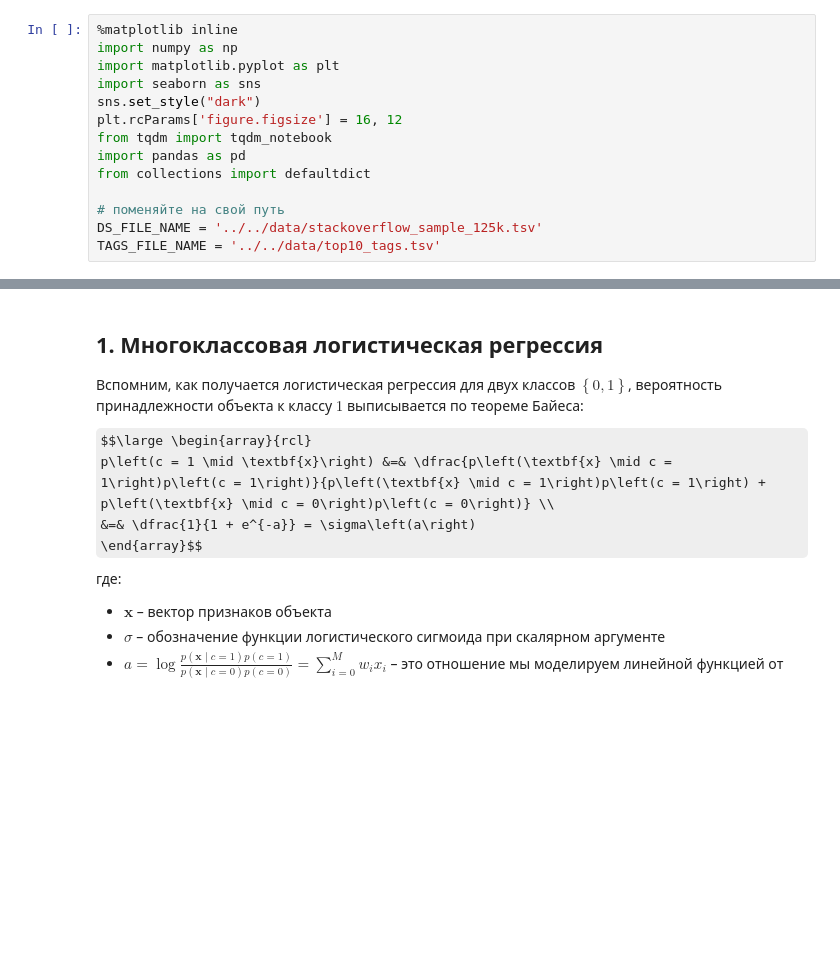
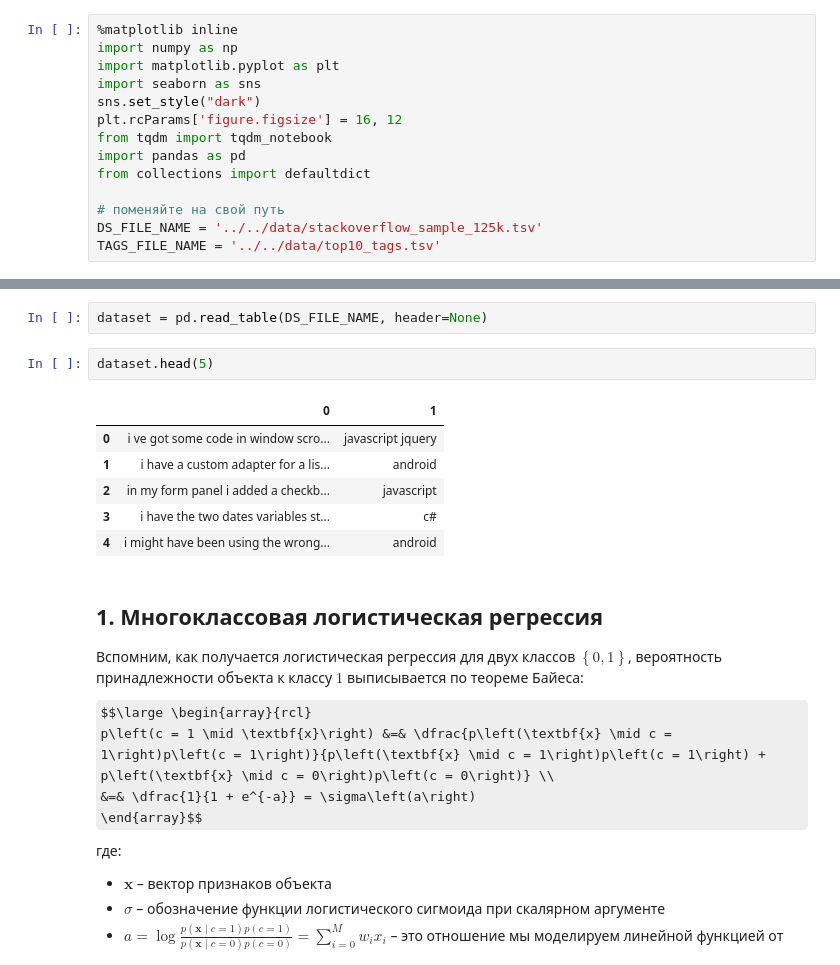
Before and after one commit to vlavrik/mlcourse_open, a Jupyter notebook: jupyter_russian/homeworks/hw4_session3_stackoverflow_logistic_regression.ipynb, the cells around one changed output, grey strips where cells are left out. Cells and saved outputs as stored; diff of their text form; some formulas as TeX source; blank space fills up the shorter version.

```diff
--- a/jupyter_russian/homeworks/hw4_session3_stackoverflow_logistic_regression.ipynb
+++ b/jupyter_russian/homeworks/hw4_session3_stackoverflow_logistic_regression.ipynb
@@ -72,3 +81,14 @@ print(top_tags)
+# %%
+dataset = pd.read_table(DS_FILE_NAME, header=None)
+# %%
+dataset.head(5)
+# %% [output]
+|  | 0 | 1 |
+| 0 | i ve got some code in window scro... | javascript jquery |
+| 1 | i have a custom adapter for a lis... | android |
+| 2 | in my form panel i added a checkb... | javascript |
+| 3 | i have the two dates variables st... | c# |
+| 4 | i might have been using the wrong... | android |
 # %% [markdown]
 ## 1. Многоклассовая логистическая регрессия
 
```
Also changed, not shown: parts of 8 cells of this notebook.
